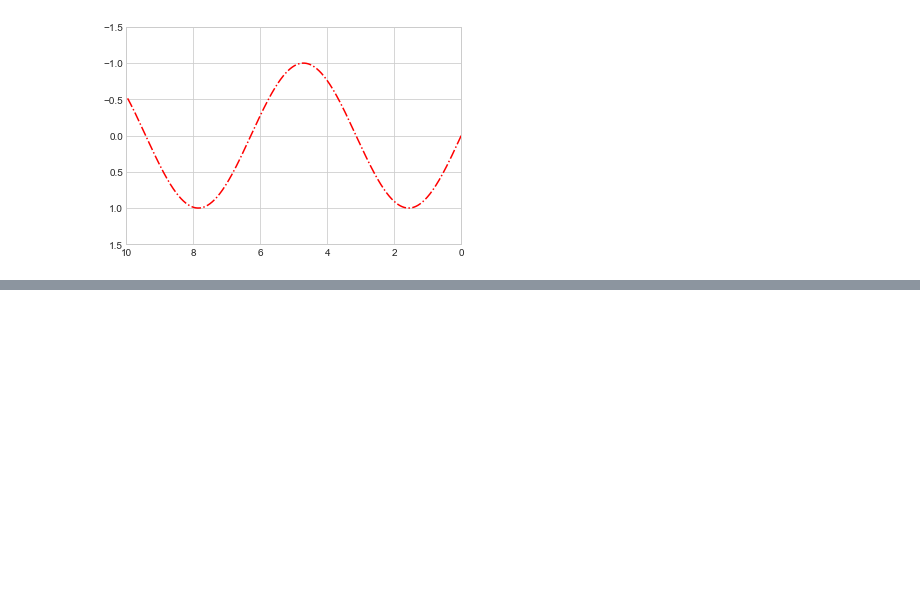
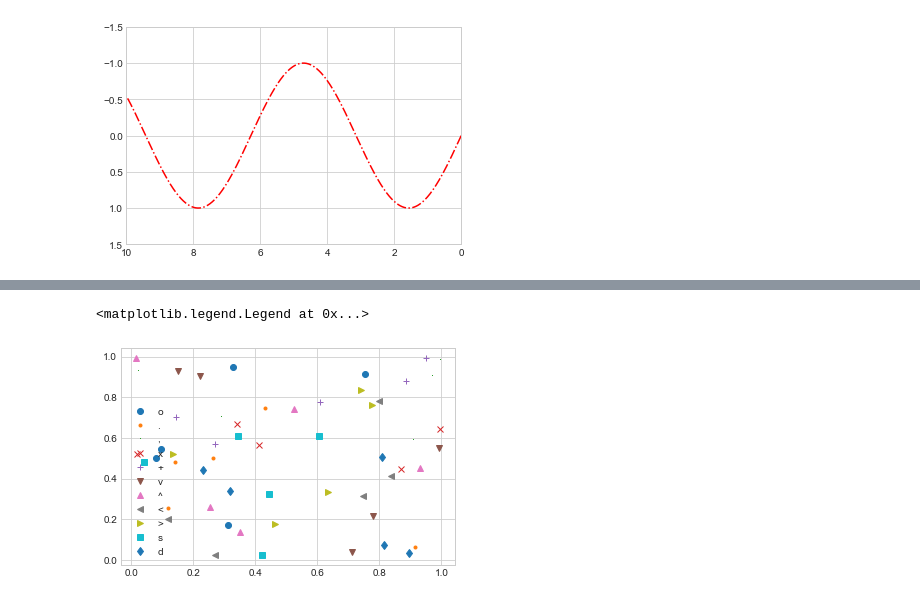
Before and after one commit to wenyuc/basic_learning, a Jupyter notebook: visualization_intro_aiscience.ipynb, the cells around one changed output, grey strips where cells are left out. Saved outputs shown, nothing was run; the diff lists cells and outputs as text; code cells hidden in the pictures; blank space fills up the shorter version.

```diff
--- a/visualization_intro_aiscience.ipynb
+++ b/visualization_intro_aiscience.ipynb
@@ -108,0 +132,11 @@ ax = plt.axes()
+# %%
+markers = ['o', '.', ',', 'x', '+', 'v', '^', '<', '>',
+          's', 'd',]
+
+for m in markers:
+    plt.plot(np.random.rand(5), np.random.rand(5), m,
+            label = m)
+plt.legend()
+# %% [output]
+<matplotlib.legend.Legend at 0x...>
+[figure, added]
```
Also changed, not shown: parts of 22 cells of this notebook, 3 other files.
